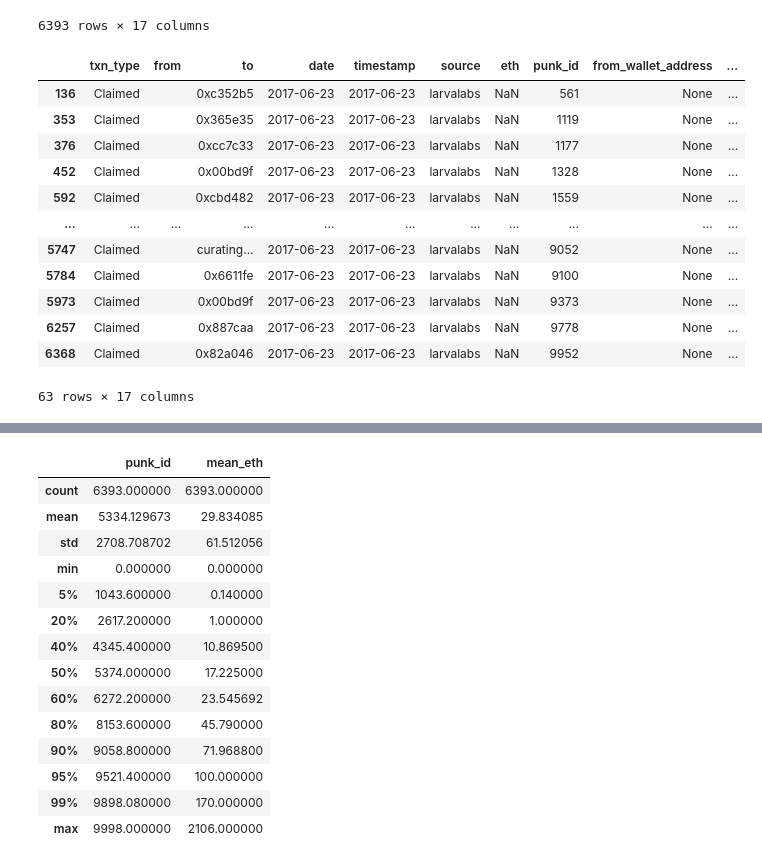
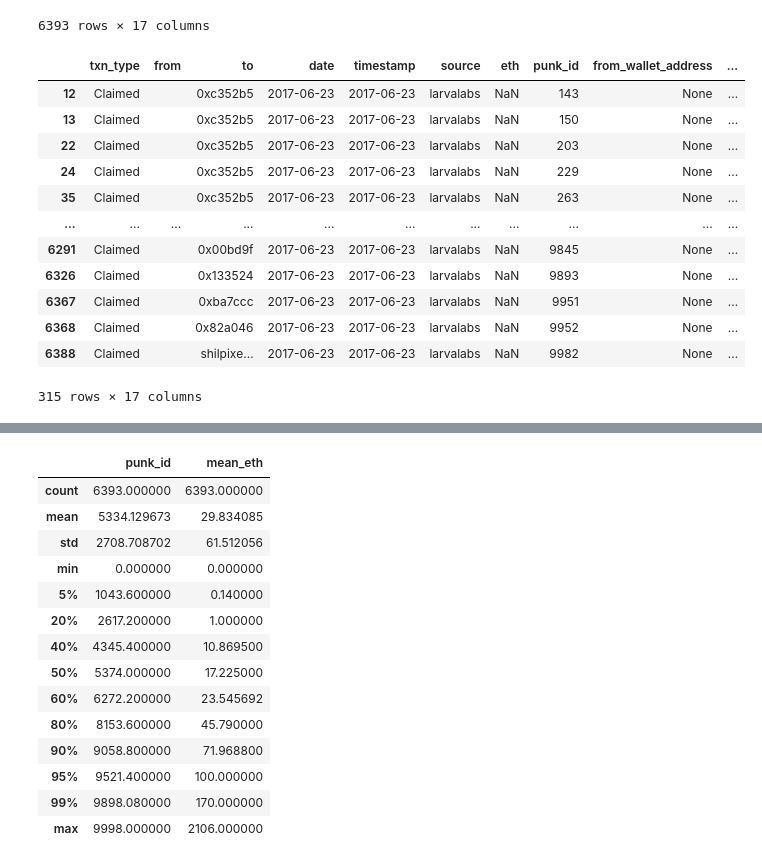
Before and after one commit to Sarah-Yifei-Wang/w209_visualization, a Jupyter notebook: notebooks/generate_data.ipynb, the cells around one changed output, grey strips where cells are left out. Drawn from its saved outputs; the diff is of its cells as text; code cells hidden in the pictures.

```diff
--- a/notebooks/generate_data.ipynb
+++ b/notebooks/generate_data.ipynb
@@ -329,22 +460,22 @@ df_sales_tf_idf
 | 6391 | Claimed |  | TJ2010 | 2017-06-23 | 2017-06-23 | larvalabs | NaN | 9997 | None | ... |
 | 6392 | Claimed |  | cyberpnk… | 2017-06-23 | 2017-06-23 | larvalabs | NaN | 9998 | None | ... |
 6393 rows × 17 columns
-# %%
-df_sales_top1
-# %% [output]
-|  | txn_type | from | to | date | timestamp | source | eth | punk_id | from_wallet_address | ... |
-| 136 | Claimed |  | 0xc352b5 | 2017-06-23 | 2017-06-23 | larvalabs | NaN | 561 | None | ... |
-| 353 | Claimed |  | 0x365e35 | 2017-06-23 | 2017-06-23 | larvalabs | NaN | 1119 | None | ... |
-| 376 | Claimed |  | 0xcc7c33 | 2017-06-23 | 2017-06-23 | larvalabs | NaN | 1177 | None | ... |
-| 452 | Claimed |  | 0x00bd9f | 2017-06-23 | 2017-06-23 | larvalabs | NaN | 1328 | None | ... |
-| 592 | Claimed |  | 0xcbd482 | 2017-06-23 | 2017-06-23 | larvalabs | NaN | 1559 | None | ... |
-| ... | ... | ... | ... | ... | ... | ... | ... | ... | ... | ... |
-| 5747 | Claimed |  | curating… | 2017-06-23 | 2017-06-23 | larvalabs | NaN | 9052 | None | ... |
-| 5784 | Claimed |  | 0x6611fe | 2017-06-23 | 2017-06-23 | larvalabs | NaN | 9100 | None | ... |
-| 5973 | Claimed |  | 0x00bd9f | 2017-06-23 | 2017-06-23 | larvalabs | NaN | 9373 | None | ... |
-| 6257 | Claimed |  | 0x887caa | 2017-06-23 | 2017-06-23 | larvalabs | NaN | 9778 | None | ... |
-| 6368 | Claimed |  | 0x82a046 | 2017-06-23 | 2017-06-23 | larvalabs | NaN | 9952 | None | ... |
-63 rows × 17 columns
+# %%
+df_sales_top5_combined
+# %% [output]
+|  | txn_type | from | to | date | timestamp | source | eth | punk_id | from_wallet_address | ... |
+| 12 | Claimed |  | 0xc352b5 | 2017-06-23 | 2017-06-23 | larvalabs | NaN | 143 | None | ... |
+| 13 | Claimed |  | 0xc352b5 | 2017-06-23 | 2017-06-23 | larvalabs | NaN | 150 | None | ... |
+| 22 | Claimed |  | 0xc352b5 | 2017-06-23 | 2017-06-23 | larvalabs | NaN | 203 | None | ... |
+| 24 | Claimed |  | 0xc352b5 | 2017-06-23 | 2017-06-23 | larvalabs | NaN | 229 | None | ... |
+| 35 | Claimed |  | 0xc352b5 | 2017-06-23 | 2017-06-23 | larvalabs | NaN | 263 | None | ... |
+| ... | ... | ... | ... | ... | ... | ... | ... | ... | ... | ... |
+| 6291 | Claimed |  | 0x00bd9f | 2017-06-23 | 2017-06-23 | larvalabs | NaN | 9845 | None | ... |
+| 6326 | Claimed |  | 0x133524 | 2017-06-23 | 2017-06-23 | larvalabs | NaN | 9893 | None | ... |
+| 6367 | Claimed |  | 0xba7ccc | 2017-06-23 | 2017-06-23 | larvalabs | NaN | 9951 | None | ... |
+| 6368 | Claimed |  | 0x82a046 | 2017-06-23 | 2017-06-23 | larvalabs | NaN | 9952 | None | ... |
+| 6388 | Claimed |  | shilpixe… | 2017-06-23 | 2017-06-23 | larvalabs | NaN | 9982 | None | ... |
+315 rows × 17 columns
 # %%
 plt.hist(df_punks["tf-idf"])
 plt.show()
```
Also changed, not shown: parts of 21 cells of this notebook, 1 other file.
